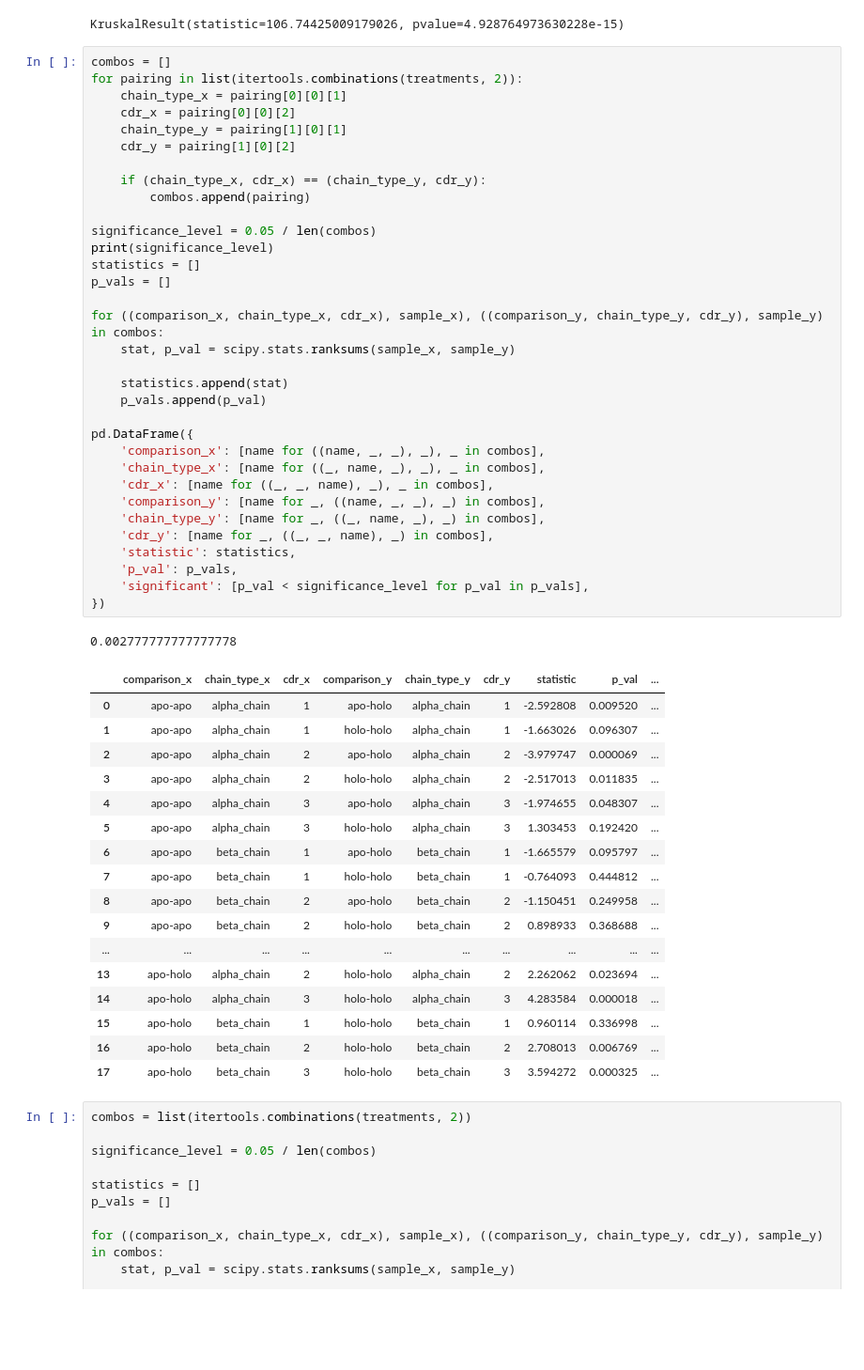
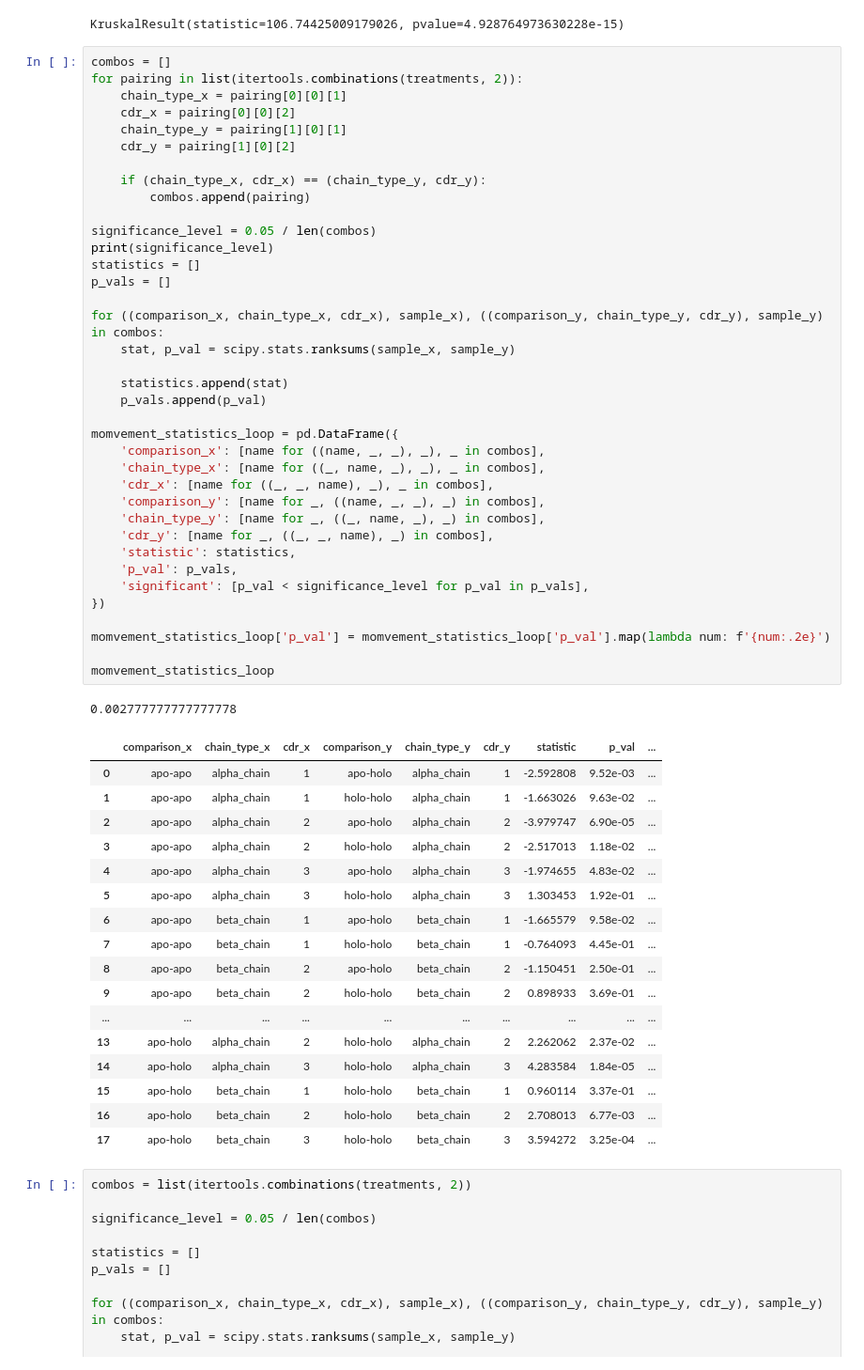
Before and after one commit to benjiemc/tcr-pmhc-interface-analysis, a Jupyter notebook: notebooks/Comparison_of_apo_and_holo_CDR_loops.ipynb, the cells around one changed output. Shown: that part at 94% size. Saved outputs shown, nothing was run; the diff lists cells and outputs as text; blank space fills up the shorter version.

```diff
--- a/notebooks/Comparison_of_apo_and_holo_CDR_loops.ipynb
+++ b/notebooks/Comparison_of_apo_and_holo_CDR_loops.ipynb
@@ -640,50 +644,54 @@ for pairing in list(itertools.combinations(treatments, 2)):
     chain_type_y = pairing[1][0][1]
     cdr_y = pairing[1][0][2]
 
     if (chain_type_x, cdr_x) == (chain_type_y, cdr_y):
         combos.append(pairing)
 
 significance_level = 0.05 / len(combos)
 print(significance_level)
 statistics = []
 p_vals = []
 
 for ((comparison_x, chain_type_x, cdr_x), sample_x), ((comparison_y, chain_type_y, cdr_y), sample_y) in combos:
     stat, p_val = scipy.stats.ranksums(sample_x, sample_y)
 
     statistics.append(stat)
     p_vals.append(p_val)
 
-pd.DataFrame({
+momvement_statistics_loop = pd.DataFrame({
     'comparison_x': [name for ((name, _, _), _), _ in combos],
     'chain_type_x': [name for ((_, name, _), _), _ in combos],
     'cdr_x': [name for ((_, _, name), _), _ in combos],
     'comparison_y': [name for _, ((name, _, _), _) in combos],
     'chain_type_y': [name for _, ((_, name, _), _) in combos],
     'cdr_y': [name for _, ((_, _, name), _) in combos],
     'statistic': statistics,
     'p_val': p_vals,
     'significant': [p_val < significance_level for p_val in p_vals],
 })
+
+momvement_statistics_loop['p_val'] = momvement_statistics_loop['p_val'].map(lambda num: f'{num:.2e}')
+
+momvement_statistics_loop
 # %% [output]
 0.002777777777777778
 |  | comparison_x | chain_type_x | cdr_x | comparison_y | chain_type_y | cdr_y | statistic | p_val | ... |
-| 0 | apo-apo | alpha_chain | 1 | apo-holo | alpha_chain | 1 | -2.592808 | 0.009520 | ... |
-| 1 | apo-apo | alpha_chain | 1 | holo-holo | alpha_chain | 1 | -1.663026 | 0.096307 | ... |
-| 2 | apo-apo | alpha_chain | 2 | apo-holo | alpha_chain | 2 | -3.979747 | 0.000069 | ... |
-| 3 | apo-apo | alpha_chain | 2 | holo-holo | alpha_chain | 2 | -2.517013 | 0.011835 | ... |
-| 4 | apo-apo | alpha_chain | 3 | apo-holo | alpha_chain | 3 | -1.974655 | 0.048307 | ... |
-| 5 | apo-apo | alpha_chain | 3 | holo-holo | alpha_chain | 3 | 1.303453 | 0.192420 | ... |
-| 6 | apo-apo | beta_chain | 1 | apo-holo | beta_chain | 1 | -1.665579 | 0.095797 | ... |
-| 7 | apo-apo | beta_chain | 1 | holo-holo | beta_chain | 1 | -0.764093 | 0.444812 | ... |
-| 8 | apo-apo | beta_chain | 2 | apo-holo | beta_chain | 2 | -1.150451 | 0.249958 | ... |
-| 9 | apo-apo | beta_chain | 2 | holo-holo | beta_chain | 2 | 0.898933 | 0.368688 | ... |
+| 0 | apo-apo | alpha_chain | 1 | apo-holo | alpha_chain | 1 | -2.592808 | 9.52e-03 | ... |
+| 1 | apo-apo | alpha_chain | 1 | holo-holo | alpha_chain | 1 | -1.663026 | 9.63e-02 | ... |
+| 2 | apo-apo | alpha_chain | 2 | apo-holo | alpha_chain | 2 | -3.979747 | 6.90e-05 | ... |
+| 3 | apo-apo | alpha_chain | 2 | holo-holo | alpha_chain | 2 | -2.517013 | 1.18e-02 | ... |
+| 4 | apo-apo | alpha_chain | 3 | apo-holo | alpha_chain | 3 | -1.974655 | 4.83e-02 | ... |
+| 5 | apo-apo | alpha_chain | 3 | holo-holo | alpha_chain | 3 | 1.303453 | 1.92e-01 | ... |
+| 6 | apo-apo | beta_chain | 1 | apo-holo | beta_chain | 1 | -1.665579 | 9.58e-02 | ... |
+| 7 | apo-apo | beta_chain | 1 | holo-holo | beta_chain | 1 | -0.764093 | 4.45e-01 | ... |
+| 8 | apo-apo | beta_chain | 2 | apo-holo | beta_chain | 2 | -1.150451 | 2.50e-01 | ... |
+| 9 | apo-apo | beta_chain | 2 | holo-holo | beta_chain | 2 | 0.898933 | 3.69e-01 | ... |
 | ... | ... | ... | ... | ... | ... | ... | ... | ... | ... |
-| 13 | apo-holo | alpha_chain | 2 | holo-holo | alpha_chain | 2 | 2.262062 | 0.023694 | ... |
-| 14 | apo-holo | alpha_chain | 3 | holo-holo | alpha_chain | 3 | 4.283584 | 0.000018 | ... |
-| 15 | apo-holo | beta_chain | 1 | holo-holo | beta_chain | 1 | 0.960114 | 0.336998 | ... |
-| 16 | apo-holo | beta_chain | 2 | holo-holo | beta_chain | 2 | 2.708013 | 0.006769 | ... |
-| 17 | apo-holo | beta_chain | 3 | holo-holo | beta_chain | 3 | 3.594272 | 0.000325 | ... |
+| 13 | apo-holo | alpha_chain | 2 | holo-holo | alpha_chain | 2 | 2.262062 | 2.37e-02 | ... |
+| 14 | apo-holo | alpha_chain | 3 | holo-holo | alpha_chain | 3 | 4.283584 | 1.84e-05 | ... |
+| 15 | apo-holo | beta_chain | 1 | holo-holo | beta_chain | 1 | 0.960114 | 3.37e-01 | ... |
+| 16 | apo-holo | beta_chain | 2 | holo-holo | beta_chain | 2 | 2.708013 | 6.77e-03 | ... |
+| 17 | apo-holo | beta_chain | 3 | holo-holo | beta_chain | 3 | 3.594272 | 3.25e-04 | ... |
 # %%
 combos = list(itertools.combinations(treatments, 2))
 
```
Also changed, not shown: parts of 1 cell of this notebook.
